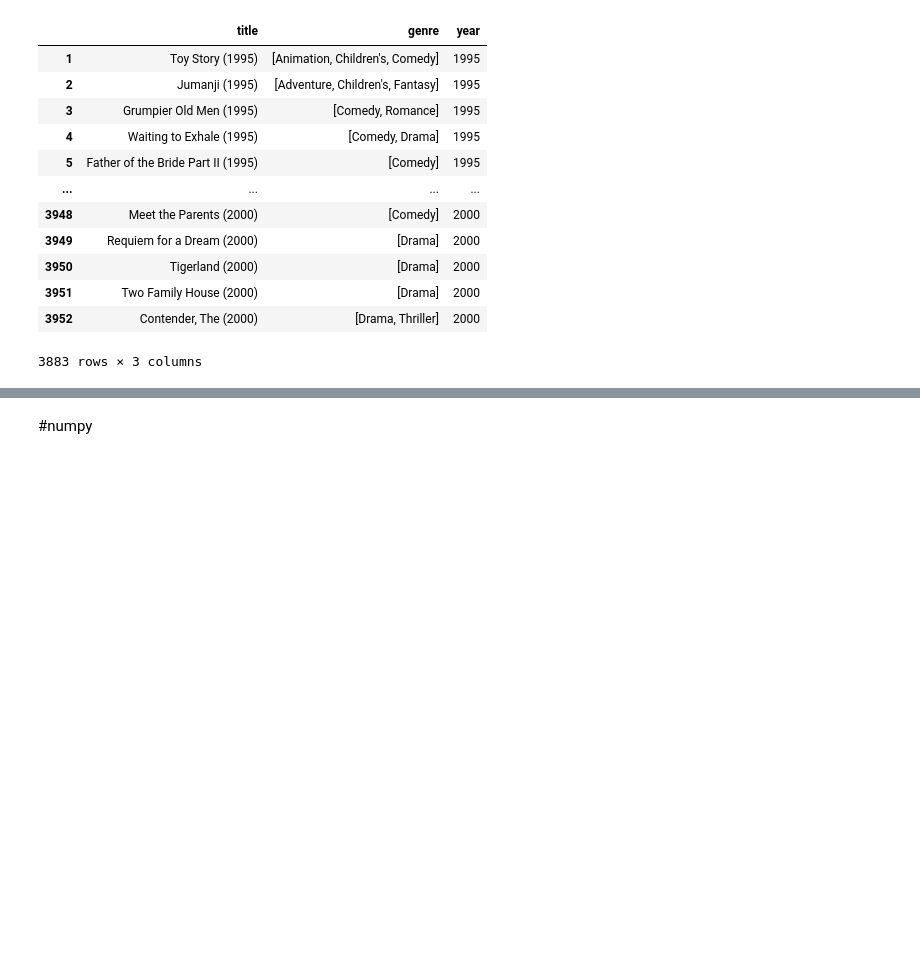
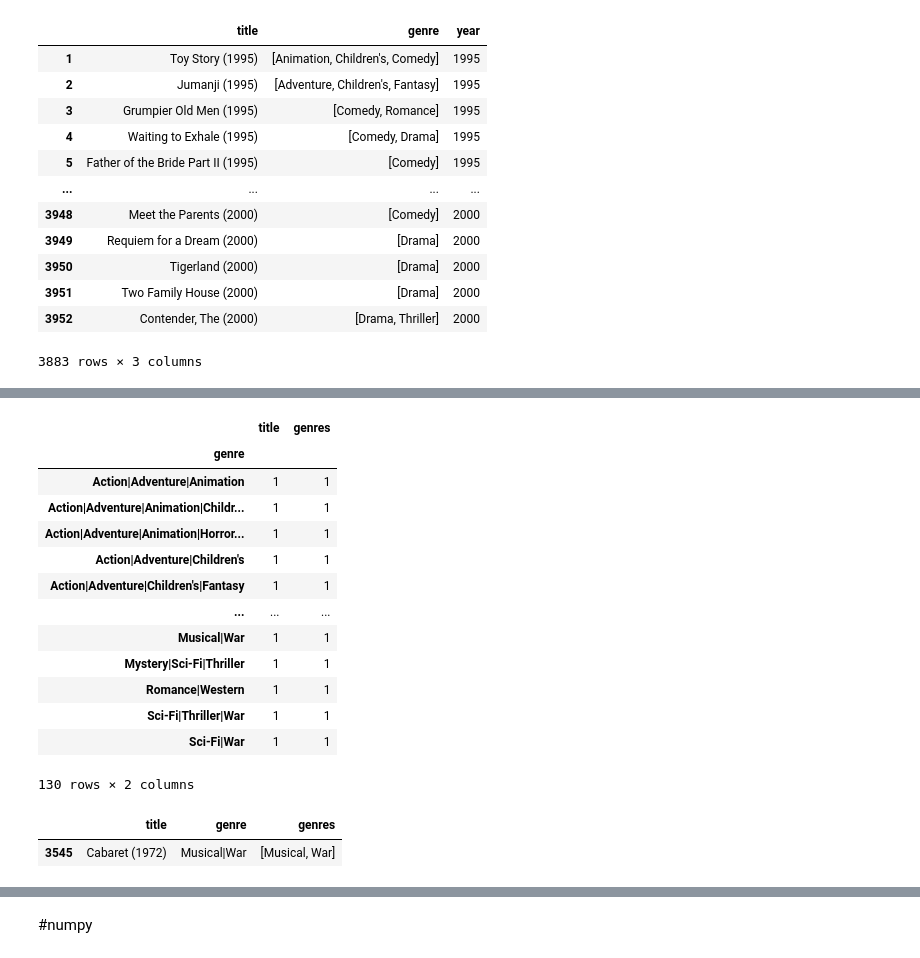
Before and after one commit to RCutrino/MLPNS_RCutrino, a Jupyter notebook: MLPNS23_bootcamp10_3.ipynb, the cells around one changed output, grey strips where cells are left out. Saved outputs shown, nothing was run; the diff lists cells and outputs as text; code cells hidden in the pictures; blank space fills up the shorter version.

```diff
--- a/MLPNS23_bootcamp10_3.ipynb
+++ b/MLPNS23_bootcamp10_3.ipynb
@@ -123 +142,23 @@ KeyError: ignored
+# %%
+movies.groupby("genre").count()[movies.groupby("genre").count()["title"] == 1]
+# %% [output]
+|  | title | genres |
+| genre |  |  |
+| Action|Adventure|Animation | 1 | 1 |
+| Action|Adventure|Animation|Childr... | 1 | 1 |
+| Action|Adventure|Animation|Horror... | 1 | 1 |
+| Action|Adventure|Children's | 1 | 1 |
+| Action|Adventure|Children's|Fantasy | 1 | 1 |
+| ... | ... | ... |
+| Musical|War | 1 | 1 |
+| Mystery|Sci-Fi|Thriller | 1 | 1 |
+| Romance|Western | 1 | 1 |
+| Sci-Fi|Thriller|War | 1 | 1 |
+| Sci-Fi|War | 1 | 1 |
+130 rows × 2 columns
+# %%
+movies[movies["genre"] == "Musical|War"]
+# %% [output]
+|  | title | genre | genres |
+| 3545 | Cabaret (1972) | Musical|War | [Musical, War] |
 # %%
```
Also changed, not shown: parts of 8 cells of this notebook.
